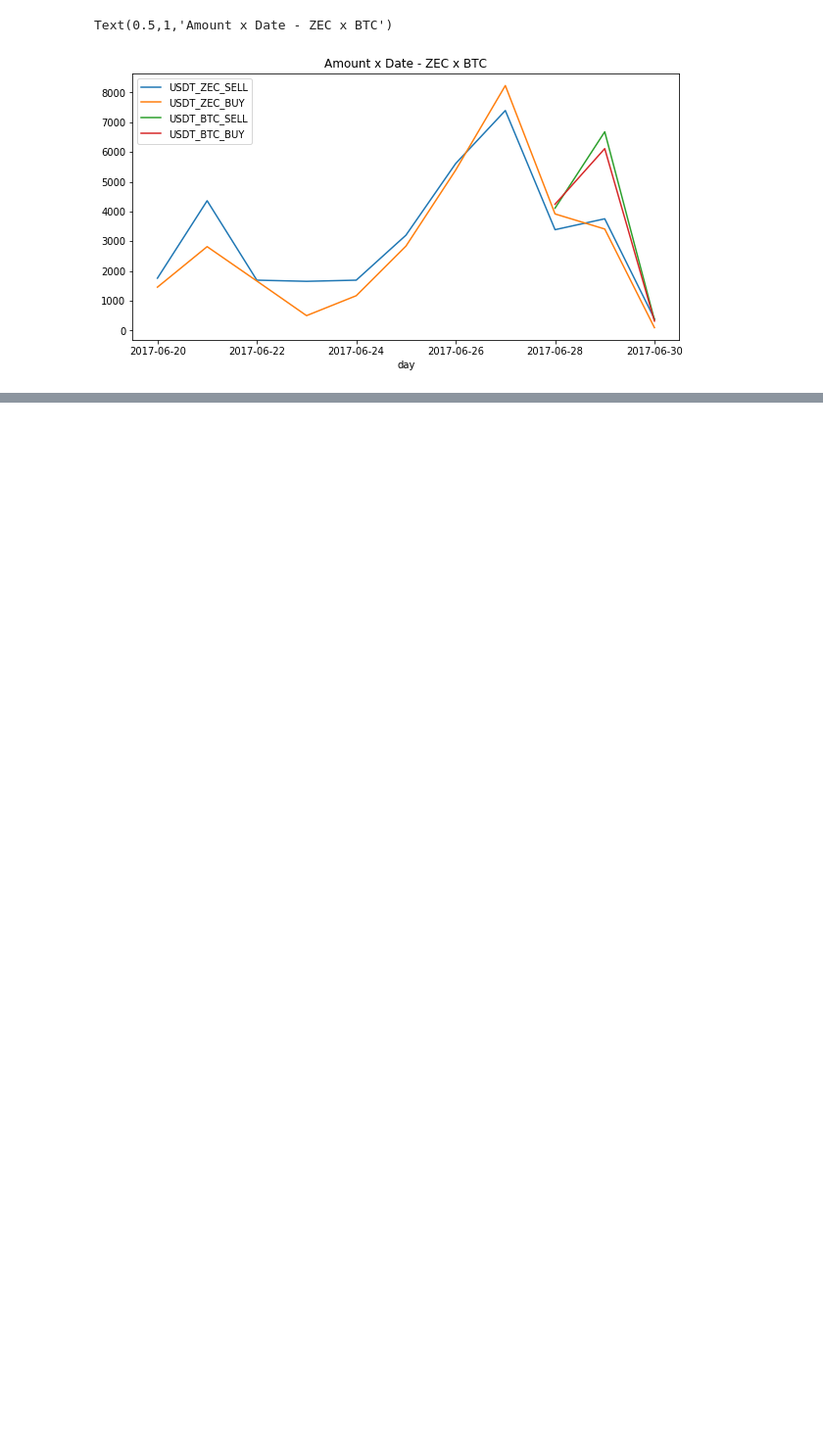
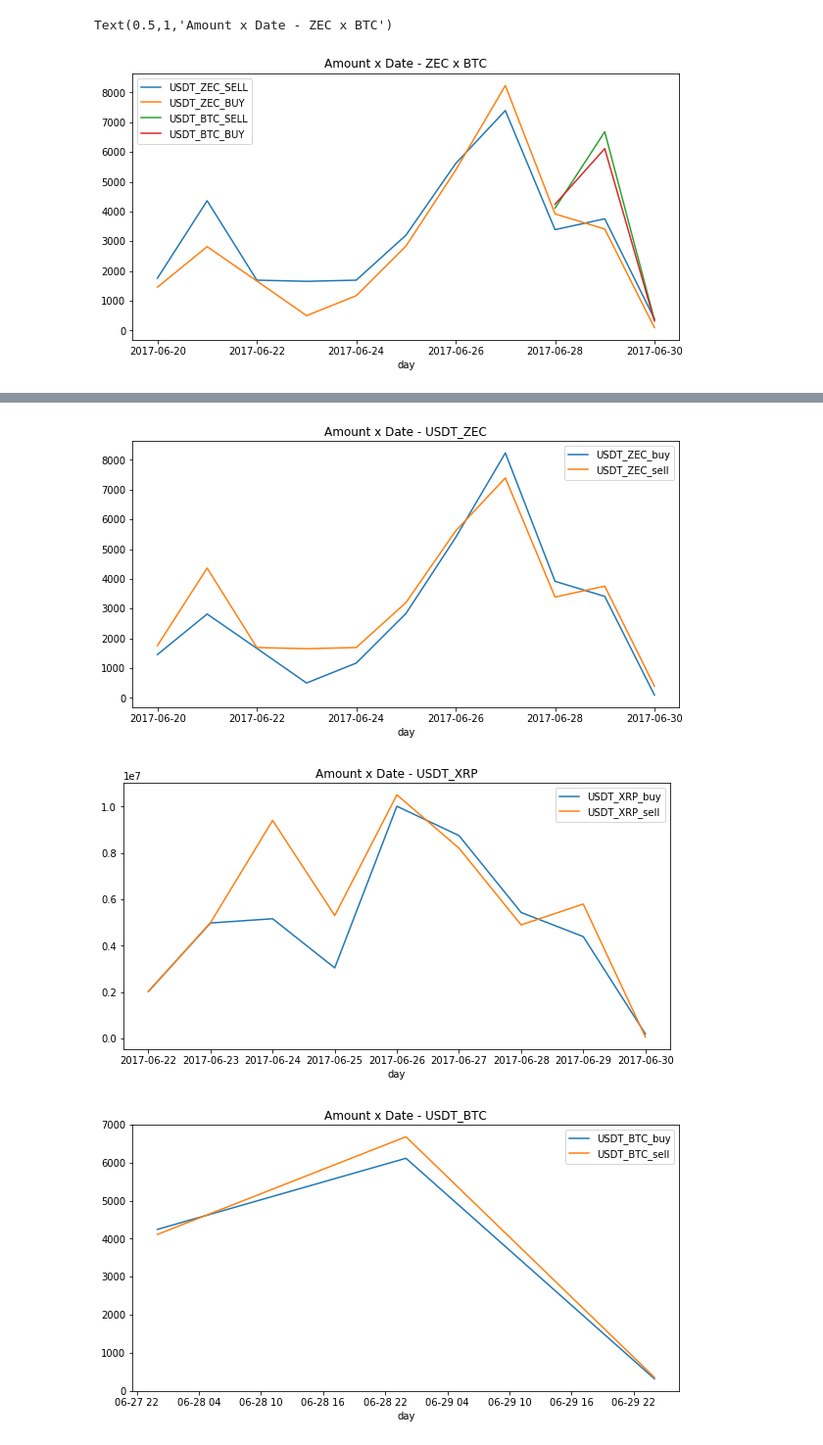
Before and after one commit to nikolasmagno/btc-alt, a Jupyter notebook: NTB-OPERACAO.ipynb, the cells around one changed output, grey strips where cells are left out. Shown at 98% size. Cells and saved outputs as stored; diff of their text form; code cells hidden in the pictures; blank space fills up the shorter version.

```diff
--- a/NTB-OPERACAO.ipynb
+++ b/NTB-OPERACAO.ipynb
@@ -232,0 +237,10 @@ dtype: int64
+# %%
+for coin in novo_df.coin.unique():
+    fig, ax = plt.subplots(figsize=(8,6))
+    for coin_type in novo_df[novo_df.coin == coin].coin_type.unique():
+        novo_df[novo_df.coin_type == coin_type].plot(kind='line', y='amount', figsize=(10,5), ax=ax, label= coin_type)
+    plt.title('Amount x Date - '+coin)
+# %% [output]
+[figure, added]
+[figure, added]
+[figure, added]
```
Also changed, not shown: parts of 5 cells of this notebook.
